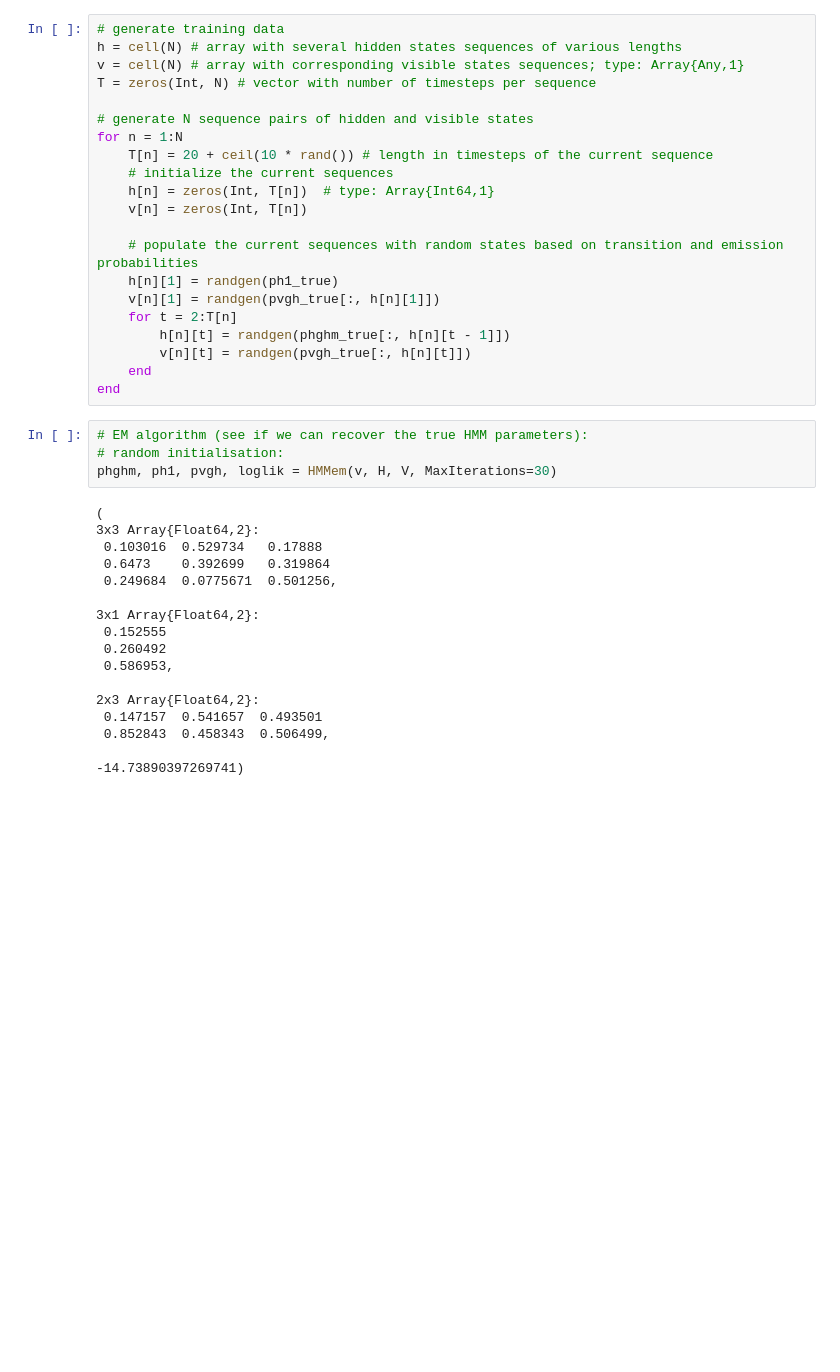
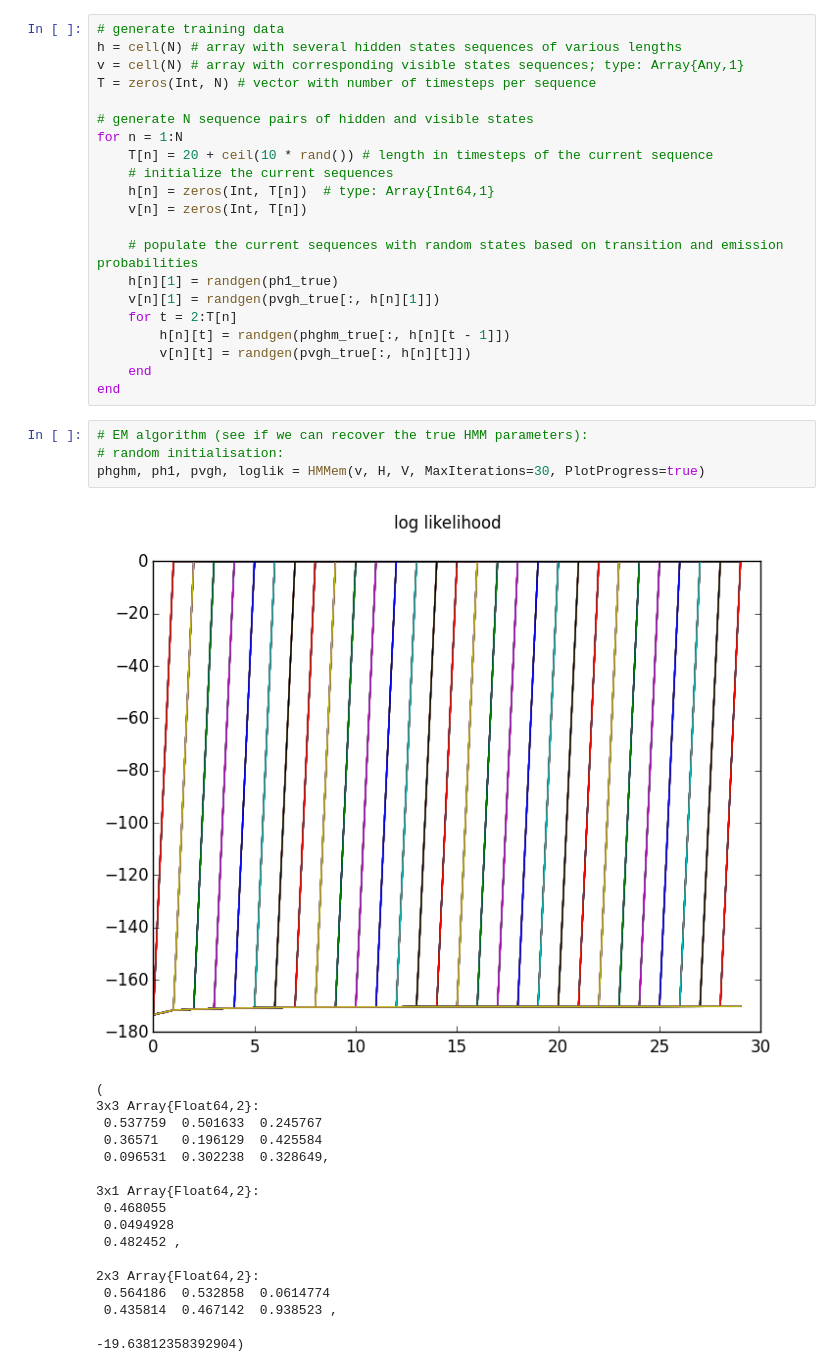
Before and after one commit to davidbarber/JuliaProbabilisticInferenceEngine, a Jupyter notebook: notebooks/demoHMMLearn.ipynb, the cells around one changed output. Saved outputs shown, nothing was run; the diff lists cells and outputs as text; blank space fills up the shorter version.

```diff
--- a/notebooks/demoHMMLearn.ipynb
+++ b/notebooks/demoHMMLearn.ipynb
@@ -89,24 +89,25 @@ end
 # %%
 # EM algorithm (see if we can recover the true HMM parameters):
 # random initialisation:
-phghm, ph1, pvgh, loglik = HMMem(v, H, V, MaxIterations=30)
+phghm, ph1, pvgh, loglik = HMMem(v, H, V, MaxIterations=30, PlotProgress=true)
 # %% [output]
+[figure, added]
 (
 3x3 Array{Float64,2}:
- 0.103016  0.529734   0.17888
- 0.6473    0.392699   0.319864
- 0.249684  0.0775671  0.501256,
+ 0.537759  0.501633  0.245767
+ 0.36571   0.196129  0.425584
+ 0.096531  0.302238  0.328649,
 
 3x1 Array{Float64,2}:
- 0.152555
- 0.260492
- 0.586953,
+ 0.468055
+ 0.0494928
+ 0.482452 ,
 
 2x3 Array{Float64,2}:
- 0.147157  0.541657  0.493501
- 0.852843  0.458343  0.506499,
+ 0.564186  0.532858  0.0614774
+ 0.435814  0.467142  0.938523 ,
 
--14.73890397269741)
+-19.63812358392904)
 # %%
 # get sorting indices for initial probabilities
 hord_true = sortperm(ph1_true[:,1])
```
Also changed, not shown: parts of 8 cells of this notebook, 3 other files.
